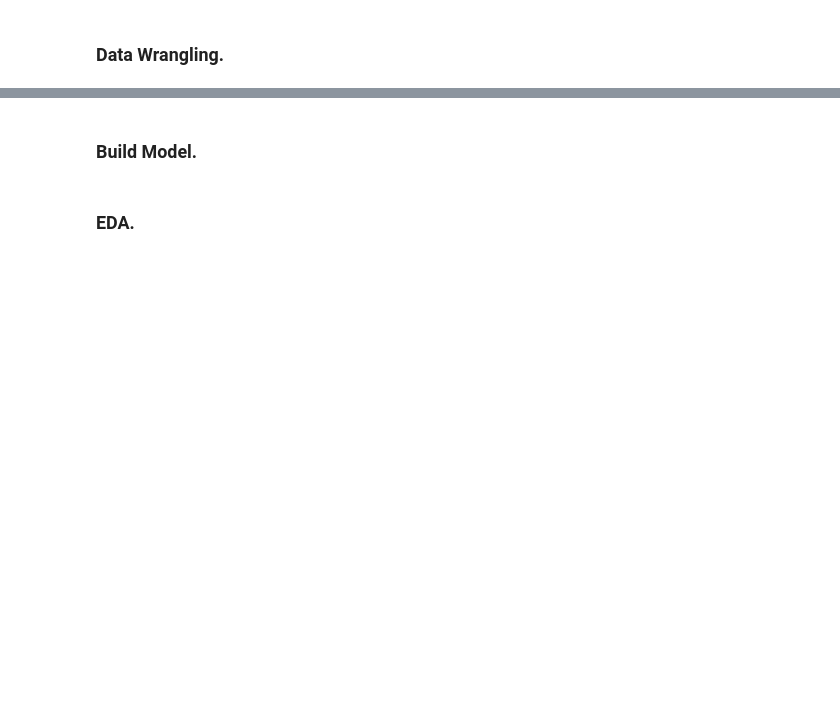
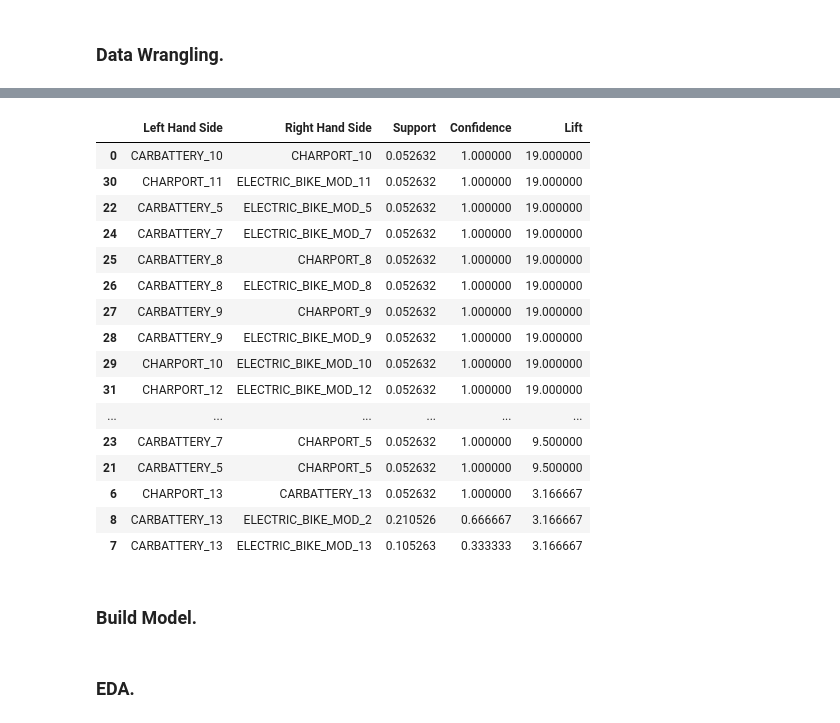
Before and after one commit to AbdulJaleel61/MBA, a Jupyter notebook: Market_Basket_Analysis.ipynb, the cells around one changed output, grey strips where cells are left out. Saved outputs shown, nothing was run; the diff lists cells and outputs as text; code cells hidden in the pictures; blank space fills up the shorter version.

```diff
--- a/Market_Basket_Analysis.ipynb
+++ b/Market_Basket_Analysis.ipynb
@@ -128,3 +182,24 @@ X
+# %%
+## Displaying the results sorted by descending lifts
+resultsinDataFrame.nlargest(n = 43, columns = 'Lift')
+# %% [output]
+|  | Left Hand Side | Right Hand Side | Support | Confidence | Lift |
+| 0 | CARBATTERY_10 | CHARPORT_10 | 0.052632 | 1.000000 | 19.000000 |
+| 30 | CHARPORT_11 | ELECTRIC_BIKE_MOD_11 | 0.052632 | 1.000000 | 19.000000 |
+| 22 | CARBATTERY_5 | ELECTRIC_BIKE_MOD_5 | 0.052632 | 1.000000 | 19.000000 |
+| 24 | CARBATTERY_7 | ELECTRIC_BIKE_MOD_7 | 0.052632 | 1.000000 | 19.000000 |
+| 25 | CARBATTERY_8 | CHARPORT_8 | 0.052632 | 1.000000 | 19.000000 |
+| 26 | CARBATTERY_8 | ELECTRIC_BIKE_MOD_8 | 0.052632 | 1.000000 | 19.000000 |
+| 27 | CARBATTERY_9 | CHARPORT_9 | 0.052632 | 1.000000 | 19.000000 |
+| 28 | CARBATTERY_9 | ELECTRIC_BIKE_MOD_9 | 0.052632 | 1.000000 | 19.000000 |
+| 29 | CHARPORT_10 | ELECTRIC_BIKE_MOD_10 | 0.052632 | 1.000000 | 19.000000 |
+| 31 | CHARPORT_12 | ELECTRIC_BIKE_MOD_12 | 0.052632 | 1.000000 | 19.000000 |
+| ... | ... | ... | ... | ... | ... |
+| 23 | CARBATTERY_7 | CHARPORT_5 | 0.052632 | 1.000000 | 9.500000 |
+| 21 | CARBATTERY_5 | CHARPORT_5 | 0.052632 | 1.000000 | 9.500000 |
+| 6 | CHARPORT_13 | CARBATTERY_13 | 0.052632 | 1.000000 | 3.166667 |
+| 8 | CARBATTERY_13 | ELECTRIC_BIKE_MOD_2 | 0.210526 | 0.666667 | 3.166667 |
+| 7 | CARBATTERY_13 | ELECTRIC_BIKE_MOD_13 | 0.105263 | 0.333333 | 3.166667 |
 # %% [markdown]
 ### Build Model.
 # %% [markdown]
```
Also changed, not shown: parts of 29 cells of this notebook, 1 other file.
